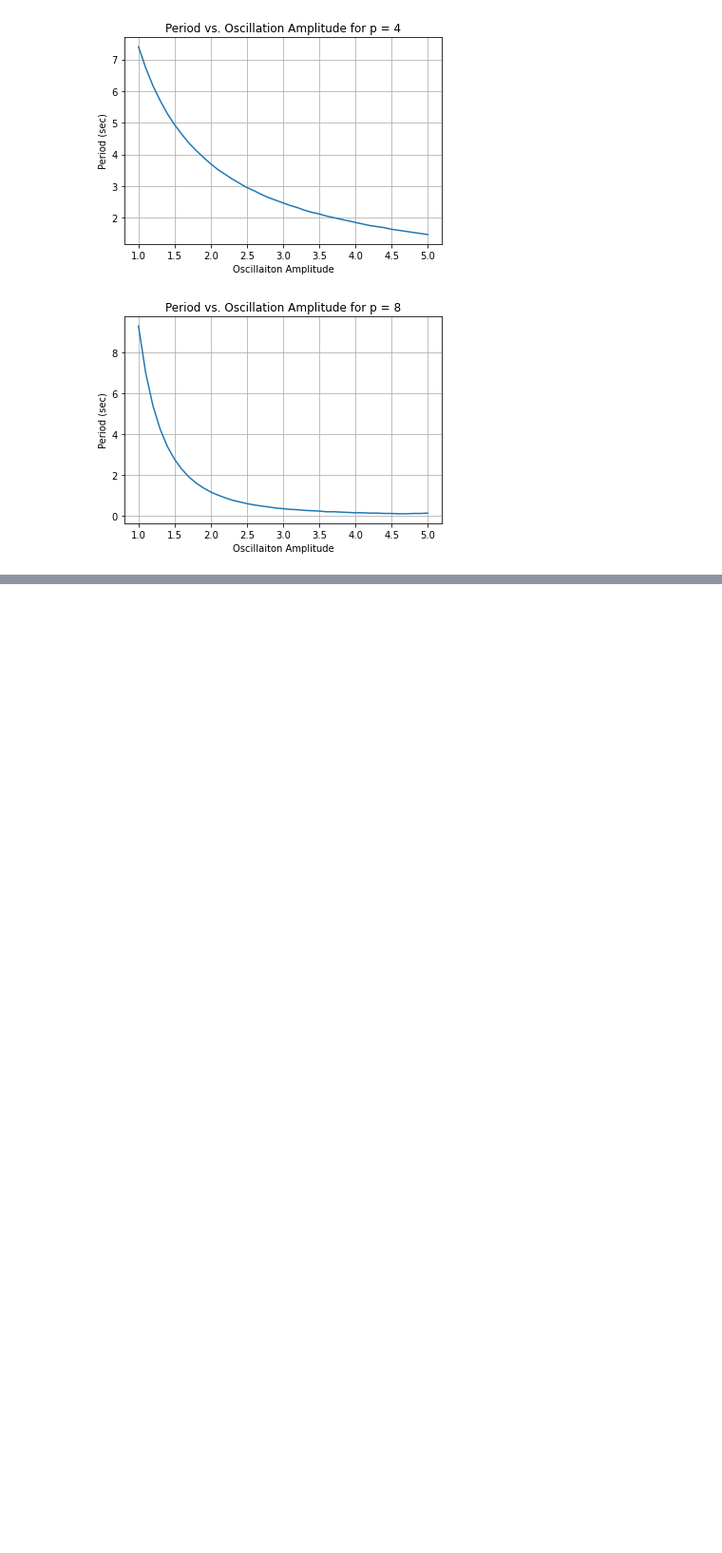
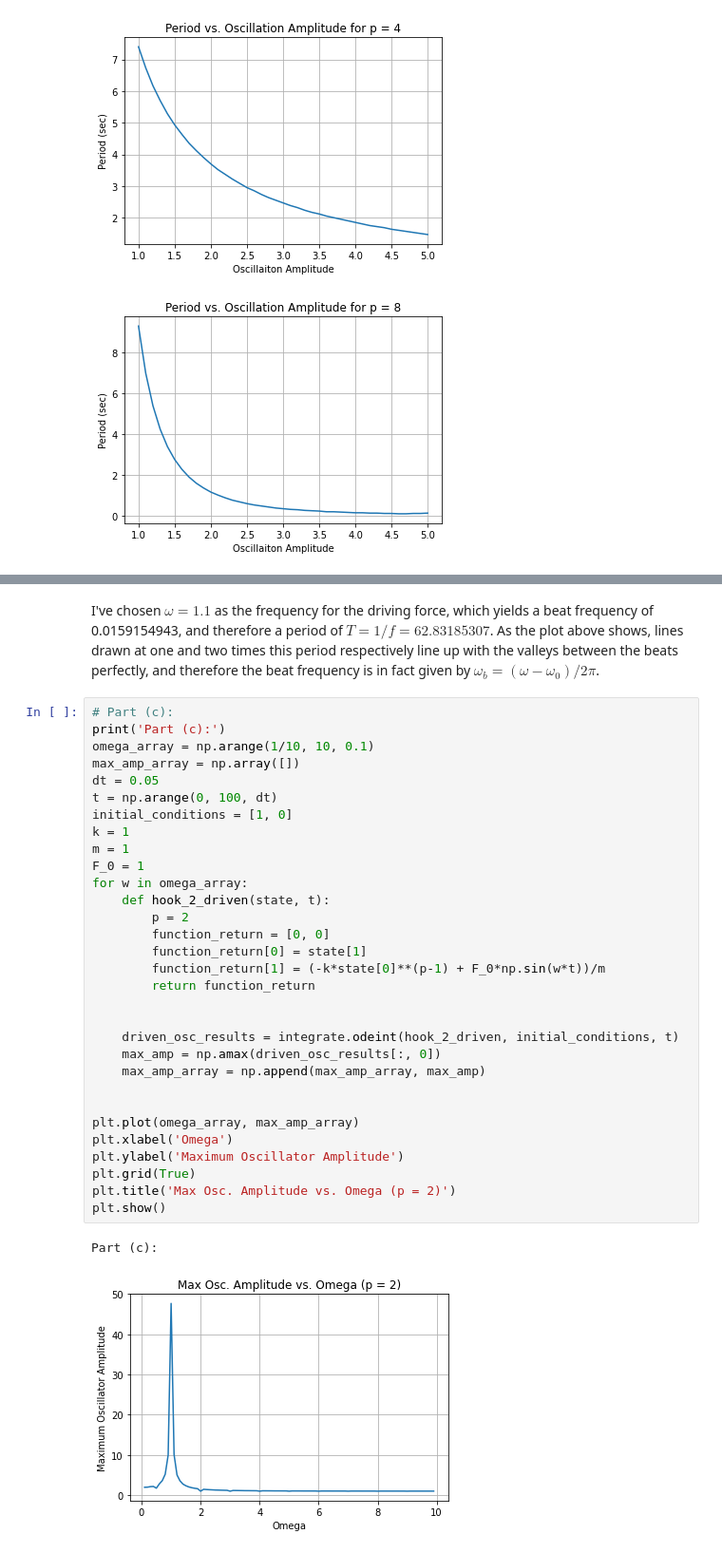
Before and after one commit to JSheare/Computational-Physics, a Jupyter notebook: Exercise Set 5.ipynb, the cells around one changed output, grey strips where cells are left out. Shown at 95% size. Saved outputs shown, nothing was run; the diff lists cells and outputs as text; blank space fills up the shorter version.

```diff
--- a/Exercise Set 5.ipynb
+++ b/Exercise Set 5.ipynb
@@ -247,0 +358,36 @@ Part (b):
+# %% [markdown]
+I've chosen $\omega = 1.1$ as the frequency for the driving force, which yields a beat frequency of 0.0159154943, and therefore a period of $T = 1/f = 62.83185307$. As the plot above shows, lines drawn at one and two times this period respectively line up with the valleys between the beats perfectly, and therefore the beat frequency is in fact given by $\omega_b = (\omega - \omega_0)/2\pi$.
+# %%
+# Part (c):
+print('Part (c):')
+omega_array = np.arange(1/10, 10, 0.1)
+max_amp_array = np.array([])
+dt = 0.05
+t = np.arange(0, 100, dt)
+initial_conditions = [1, 0]
+k = 1
+m = 1
+F_0 = 1
+for w in omega_array:
+    def hook_2_driven(state, t):
+        p = 2
+        function_return = [0, 0]
+        function_return[0] = state[1]
+        function_return[1] = (-k*state[0]**(p-1) + F_0*np.sin(w*t))/m
+        return function_return
+
+
+    driven_osc_results = integrate.odeint(hook_2_driven, initial_conditions, t)
+    max_amp = np.amax(driven_osc_results[:, 0])
+    max_amp_array = np.append(max_amp_array, max_amp)
+
+
+plt.plot(omega_array, max_amp_array)
+plt.xlabel('Omega')
+plt.ylabel('Maximum Oscillator Amplitude')
+plt.grid(True)
+plt.title('Max Osc. Amplitude vs. Omega (p = 2)')
+plt.show()
+# %% [output]
+Part (c):
+[figure, added]
```
Also changed, not shown: parts of 14 cells of this notebook.
